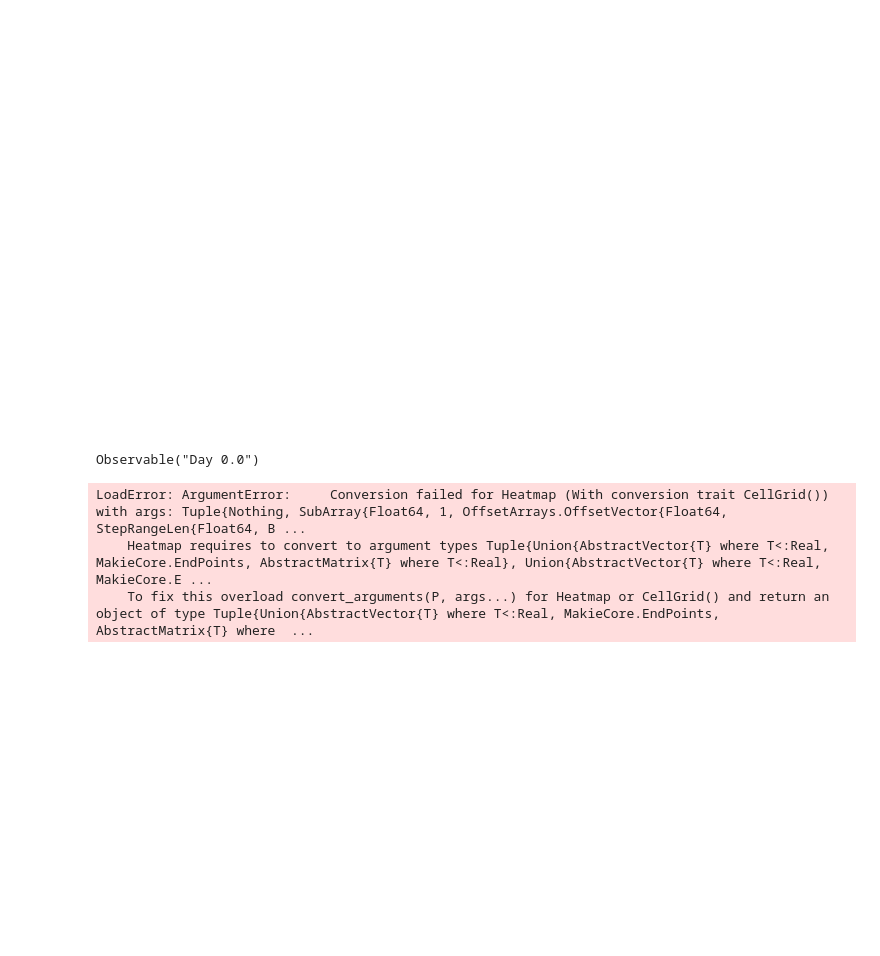
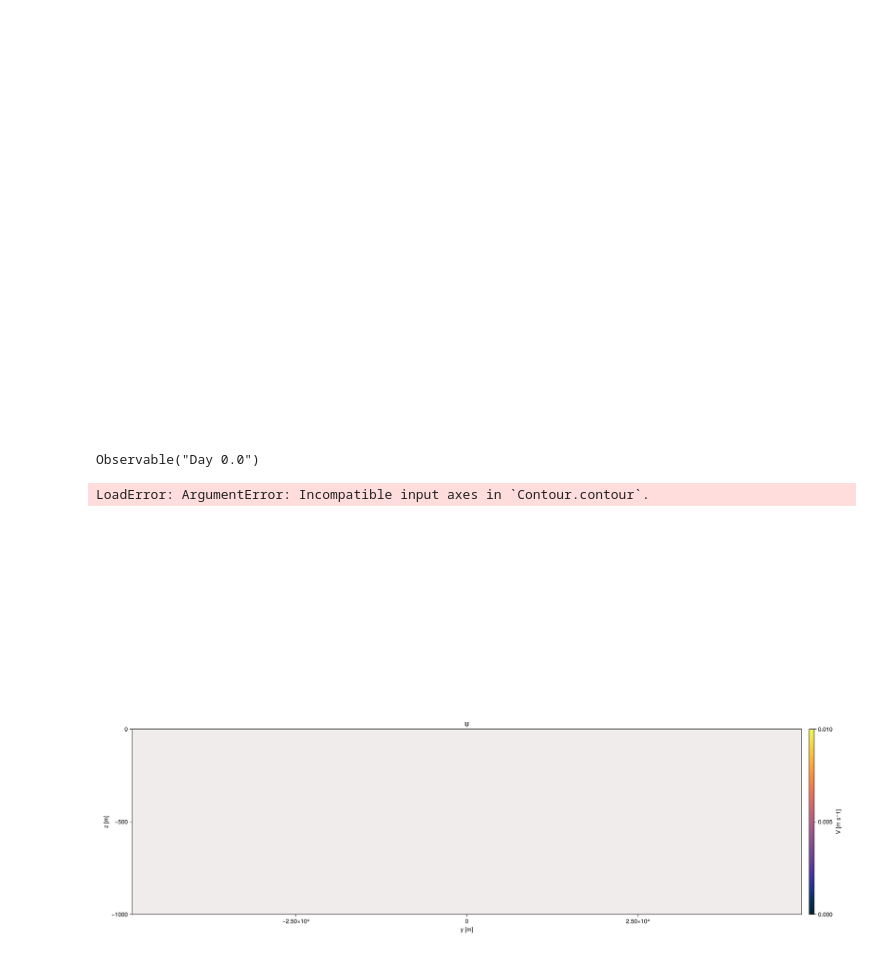
Before and after one commit to tom-rex/Oceananigans_projects, a Jupyter notebook: 2D_frontogenesis.ipynb, the cells around one changed output. Saved outputs shown, nothing was run; the diff lists cells and outputs as text; code cells hidden in the pictures; blank space fills up the shorter version.

Commit message:
Visualisation working but nothing happening in it.

```diff
--- a/2D_frontogenesis.ipynb
+++ b/2D_frontogenesis.ipynb
@@ -179,7 +180,7 @@ LoadError: KeyError: key "timeseries/ζ" not found
 # %%
 # Coordinates
-y = ynodes(grid, Center())# ./ 1e3  # km
-z = znodes(grid, Center())# ./ 1e3  # km
+x = xnodes(grid, Center())# ./ 1e2  # km
+z = znodes(grid, Center())# ./ 1e2  # km
 # %% [output]
 8-element view(OffsetArray(::StepRangeLen{Float64, Base.TwicePrecision{Float64}, Base.TwicePrecision{Float64}, Int64}, -2:11), 1:8) with eltype Float64:
  -937.5
@@ -217,14 +218,15 @@ empty!(fig)
 
 # Buoyancy plot
 ax_b = Axis(fig[1, 1], title="Buoyancy", xlabel="y [m]", ylabel="z [m]")
-hm_b = heatmap!(ax_b, y, z, b_slice, colorrange=(0, Δb), colormap=:thermal)
-contour!(ax_b, y, z, b_slice, levels=10, color=:black, linewidth=0.5)
+hm_b = heatmap!(ax_b, x, z, b_slice, colorrange=(0, Δb), colormap=:thermal)
+contour!(ax_b, x, z, b_slice, levels=10, color=:black, linewidth=0.5)
 Colorbar(fig[1, 2], hm_b, label="Buoyancy [m s⁻²]")
+
 
 # Vorticity plot
 ax_ζ = Axis(fig[1, 3], title="Vorticity", xlabel="y [m]")
-hm_ζ = heatmap!(ax_ζ, y, z, ζ_slice, colorrange=(-3e-3, 3e-3), colormap=:balance)
-contour!(ax_ζ, y, z, b_slice, levels=10, color=:black, linewidth=0.5)  # Overlay buoyancy contours
+hm_ζ = heatmap!(ax_ζ, x, z, ζ_slice, colorrange=(-1e-1, 1e-1), colormap=:balance)
+#contour!(ax_ζ, x, z, b_slice, levels=10, color=:black, linewidth=0.5)  # Overlay buoyancy contours
 Colorbar(fig[1, 4], hm_ζ, label="Vorticity [s⁻¹]")
 
 Label(fig[0, :], title_text, fontsize=24)
@@ -237,6 +239,24 @@ end
 
 fig  # Display final frame
 # %% [output]
-LoadError: ArgumentError:     Conversion failed for Heatmap (With conversion trait CellGrid()) with args: Tuple{Nothing, SubArray{Float64, 1, OffsetArrays.OffsetVector{Float64, StepRangeLen{Float64, B ...
-    Heatmap requires to convert to argument types Tuple{Union{AbstractVector{T} where T<:Real, MakieCore.EndPoints, AbstractMatrix{T} where T<:Real}, Union{AbstractVector{T} where T<:Real, MakieCore.E ...
-    To fix this overload convert_arguments(P, args...) for Heatmap or CellGrid() and return an object of type Tuple{Union{AbstractVector{T} where T<:Real, MakieCore.EndPoints, AbstractMatrix{T} where  ...
+LoadError: ArgumentError: Incompatible input axes in `Contour.contour`.
+# %%
+#animation of U only
+
+empty!(fig)
+
+ax_u = Axis(fig[1, 1], title="U", xlabel="y [m]", ylabel="z [m]")
+hm = heatmap!(ax_u, x, z, u_slice; colorrange=(-1e-1, 1e-1), colormap=:balance)
+Colorbar(fig[1, 2], hm_b, label="V [m s⁻1]")
+#contour!(ax_u, x, z, b_slice, levels=10, color=:black, linewidth=0.5)
+
+
+# Create animation
+frames = 1:length(times)
+record(fig, filename * "_animation_velocities.mp4", frames, framerate=8) do i
+    n[] = i
+end
+
+fig  # Display final frame
+# %% [output]
+[figure, added]
```
Also changed, not shown: parts of 8 cells of this notebook.
